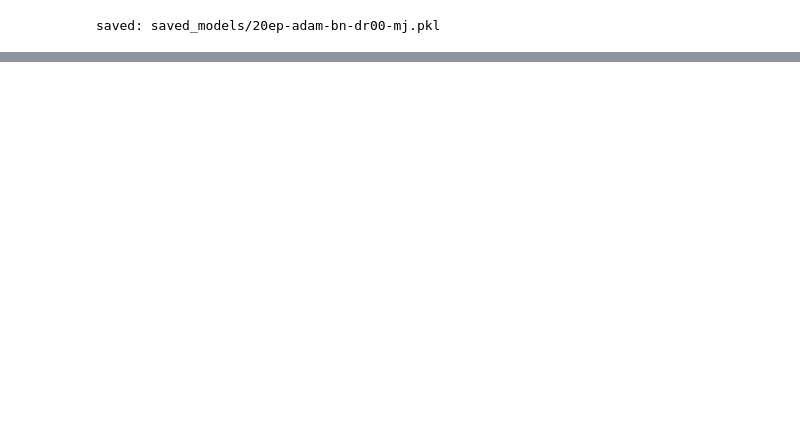
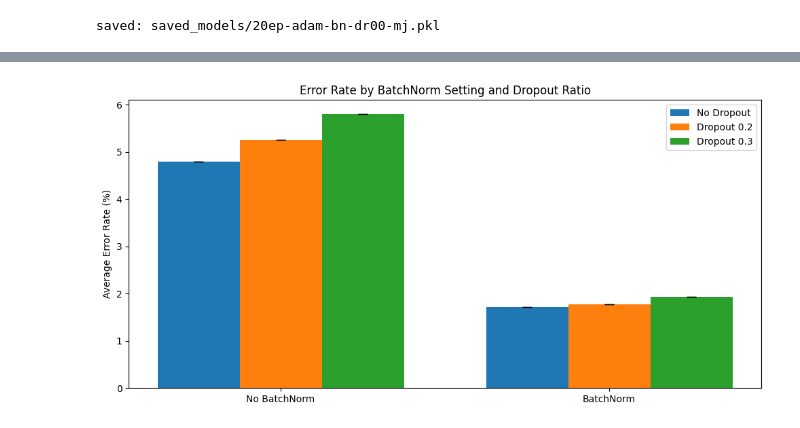
Before and after one commit to Jungle-12-303/week13-team-07-mnist-lab, a Jupyter notebook: mnist_lab.ipynb, the cells around one changed output, grey strips where cells are left out. Drawn from its saved outputs; the diff is of its cells as text; code cells hidden in the pictures; blank space fills up the shorter version.

Commit message:
feat: BatchNorm·Dropout 설정 비교 에러율 그래프 추가

```diff
--- a/mnist_lab.ipynb
+++ b/mnist_lab.ipynb
@@ -545,0 +507,84 @@ plt.show()
+# %%
+import pickle
+import numpy as np
+import matplotlib.pyplot as plt
+
+group_to_errors = {
+    "No BatchNorm": {"No Dropout": [], "Dropout 0.2": [], "Dropout 0.3": []},
+    "BatchNorm": {"No Dropout": [], "Dropout 0.2": [], "Dropout 0.3": []},
+}
+
+for path in model_files:
+    with open(path, "rb") as f:
+        ckpt = pickle.load(f)
+
+    if "regularization" not in ckpt or "results" not in ckpt:
+        continue
+
+    reg = ckpt["regularization"]
+    acc = ckpt["results"].get("final_test_acc")
+
+    if acc is None:
+        continue
+
+    use_batchnorm = reg.get("use_batchnorm", False)
+    use_dropout = reg.get("use_dropout", False)
+    dropout_ratio = reg.get("dropout_ratio", None)
+
+    batchnorm_label = "BatchNorm" if use_batchnorm else "No BatchNorm"
+
+    if not use_dropout:
+        dropout_label = "No Dropout"
+    elif dropout_ratio == 0.2:
+        dropout_label = "Dropout 0.2"
+    elif dropout_ratio == 0.3:
+        dropout_label = "Dropout 0.3"
+    else:
+        continue
+
+    error_rate = 100 - acc
+    group_to_errors[batchnorm_label][dropout_label].append(error_rate)
+
+def mean_std(values):
+    if not values:
+        return 0, 0
+    if len(values) == 1:
+        return np.mean(values), 0
+    return np.mean(values), np.std(values, ddof=1)
+
+x = np.arange(2)
+width = 0.25
+
+no_dropout_mean = []
+no_dropout_std = []
+dropout_02_mean = []
+dropout_02_std = []
+dropout_03_mean = []
+dropout_03_std = []
+
+for bn_label in ["No BatchNorm", "BatchNorm"]:
+    m, s = mean_std(group_to_errors[bn_label]["No Dropout"])
+    no_dropout_mean.append(m)
+    no_dropout_std.append(s)
+
+    m, s = mean_std(group_to_errors[bn_label]["Dropout 0.2"])
+    dropout_02_mean.append(m)
+    dropout_02_std.append(s)
+
+    m, s = mean_std(group_to_errors[bn_label]["Dropout 0.3"])
+    dropout_03_mean.append(m)
+    dropout_03_std.append(s)
+
+plt.figure(figsize=(10, 5))
+plt.bar(x - width, no_dropout_mean, width, yerr=no_dropout_std, capsize=5, label="No Dropout")
+plt.bar(x, dropout_02_mean, width, yerr=dropout_02_std, capsize=5, label="Dropout 0.2")
+plt.bar(x + width, dropout_03_mean, width, yerr=dropout_03_std, capsize=5, label="Dropout 0.3")
+
+plt.xticks(x, ["No BatchNorm", "BatchNorm"])
+plt.ylabel("Average Error Rate (%)")
+plt.title("Error Rate by BatchNorm Setting and Dropout Ratio")
+plt.legend()
+plt.tight_layout()
+plt.show()
+# %% [output]
+[figure, added]
```
Also changed, not shown: parts of 7 cells of this notebook, 4 other files.
